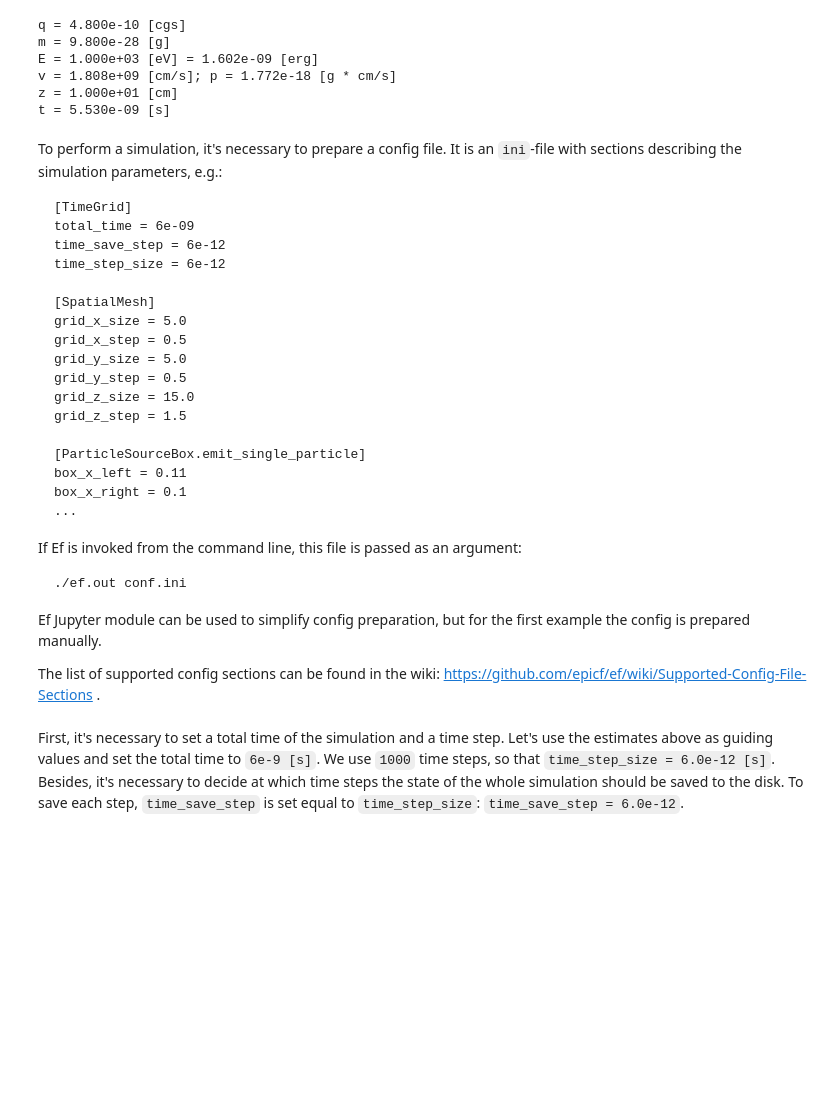
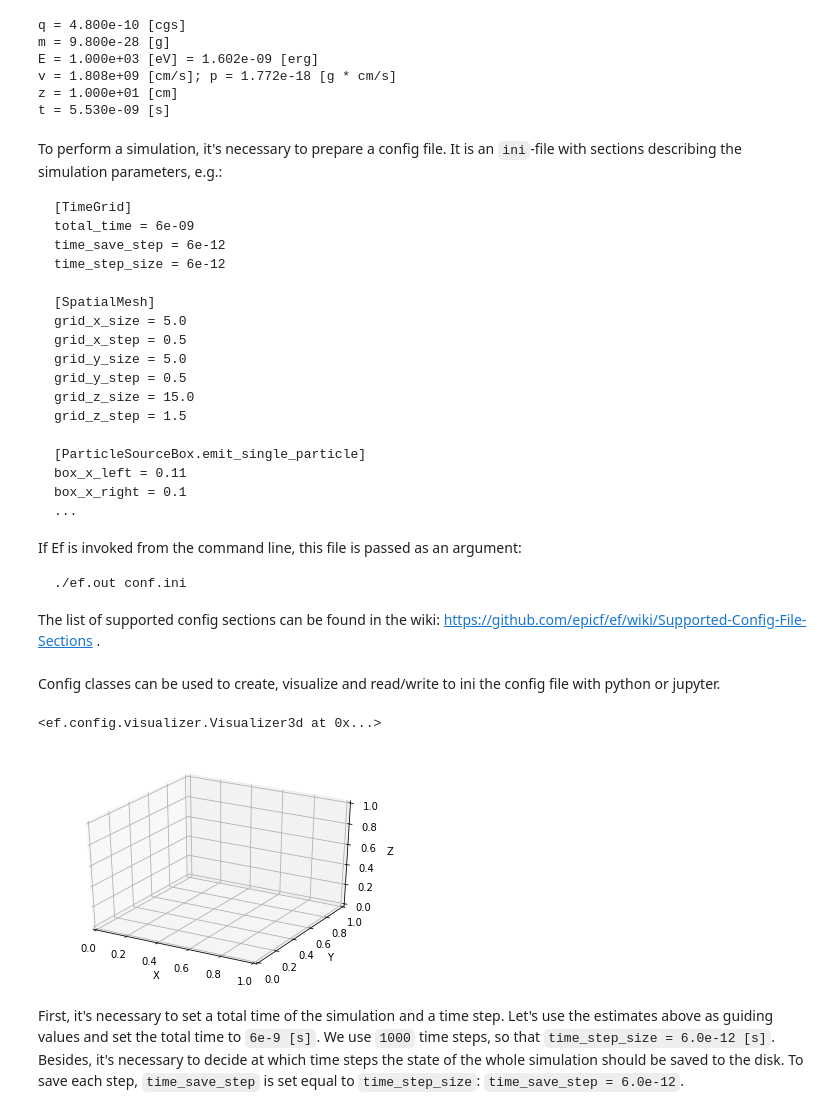
Before and after one commit to epicf/ef_python, a Jupyter notebook: examples/single_particle_in_free_space/single_particle_in_free_space.ipynb, the cells around one changed output. Drawn from its saved outputs; the diff is of its cells as text; code cells hidden in the pictures; blank space fills up the shorter version.

````diff
--- a/examples/single_particle_in_free_space/single_particle_in_free_space.ipynb
+++ b/examples/single_particle_in_free_space/single_particle_in_free_space.ipynb
@@ -68,9 +64,17 @@ If Ef is invoked from the command line, this file is passed as an argument:
 ./ef.out conf.ini
 ```
 
-Ef Jupyter module can be used to simplify config preparation, but for the first example the config is prepared manually.
-
 The list of supported config sections can be found in the wiki: https://github.com/epicf/ef/wiki/Supported-Config-File-Sections .
+# %% [markdown]
+Config classes can be used to create, visualize and read/write to ini the config file with python or jupyter.
+# %%
+from ef.config.components import *
+from ef.config.efconf import EfConf
+from ef.config.visualizer import Visualizer3d
+Visualizer3d()
+# %% [output]
+<ef.config.visualizer.Visualizer3d at 0x...>
+[figure, added]
 # %% [markdown]
 First, it's necessary to set a total time of the simulation and a time step.
 Let's use the estimates above as guiding values and set the total time to `6e-9 [s]`.
````
Also changed, not shown: parts of 15 cells of this notebook, 2 other files.
